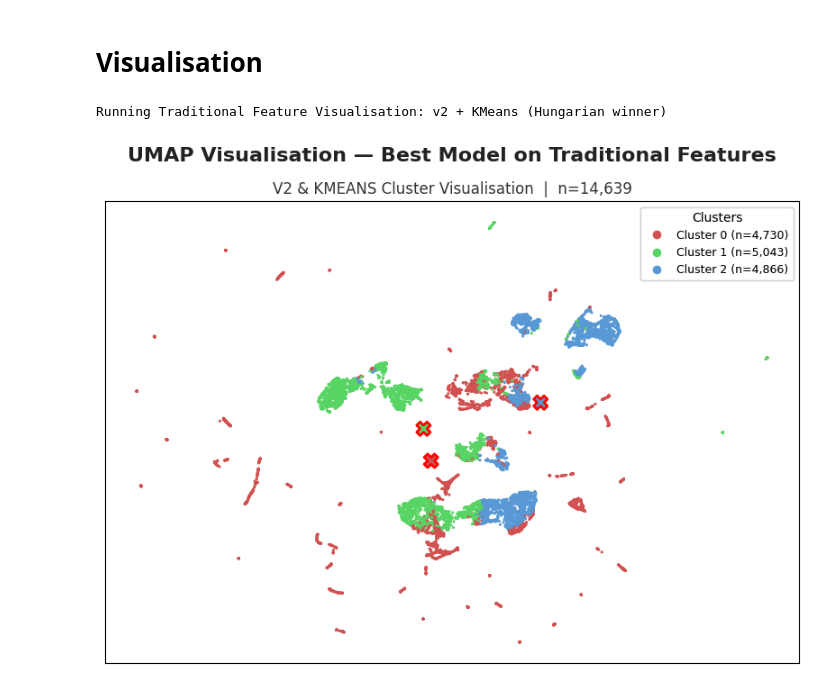
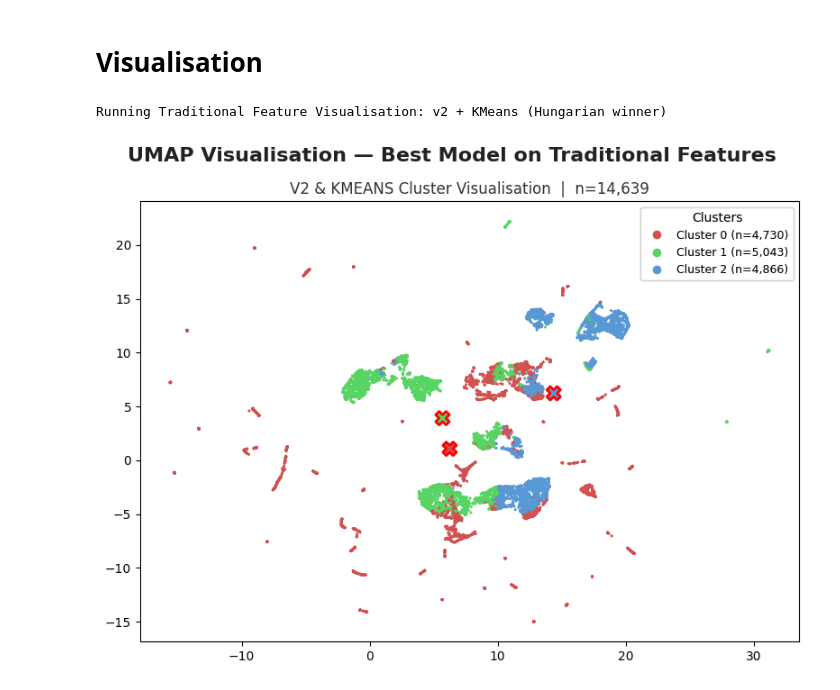
Before and after one commit to priscillaashleyw/Clustering-Sentiment-Analysis, a Jupyter notebook: trad_feature_extraction.ipynb, the cells around one changed output. Drawn from its saved outputs; the diff is of its cells as text; code cells hidden in the pictures.

```diff
--- a/trad_feature_extraction.ipynb
+++ b/trad_feature_extraction.ipynb
@@ -346,33 +346,31 @@ fig, ax = plt.subplots(figsize=(8, 6))
 # color by cluster using custom palette
 colors = np.array(palette)[labels]
 ax.scatter(X_vis[:, 0], X_vis[:, 1], c=colors, s=5, edgecolor="none")
 
 # Legend with counts
 unique, counts = np.unique(labels, return_counts=True)
 size_map = dict(zip(unique, counts))
 handles = [
     plt.Line2D([0], [0], marker='o', color='w',
                label=f"Cluster {k} (n={size_map.get(k, 0):,})",
                markerfacecolor=palette[k], markersize=8)
     for k in range(N_CLUSTERS)
 ]
 legend = ax.legend(handles=handles, title="Clusters", loc="best", fontsize=9)
 ax.add_artist(legend)
 
 # Centroids (in UMAP space)
 centroids = np.vstack([X_vis[labels == k].mean(axis=0) for k in range(N_CLUSTERS)])
 ax.scatter(centroids[:, 0], centroids[:, 1],
            s=120, marker="X", c=palette, edgecolor="red", linewidth=2.0, zorder=3)
 
 # Titles
 ax.set_title("V2 & KMEANS Cluster Visualisation  |  n={:,}".format(len(labels)),
              fontsize=12, color="#333333")
 plt.suptitle("UMAP Visualisation — Best Model on Traditional Features",
              fontsize=16, fontweight="bold", color="#222222")
-
-plt.xticks([]); plt.yticks([])
 plt.tight_layout()
 plt.show()
 # %% [output]
 Running Traditional Feature Visualisation: v2 + KMeans (Hungarian winner)
-[figure, old version]
+[figure, new version]
```
Also changed, not shown: 4 other files.
